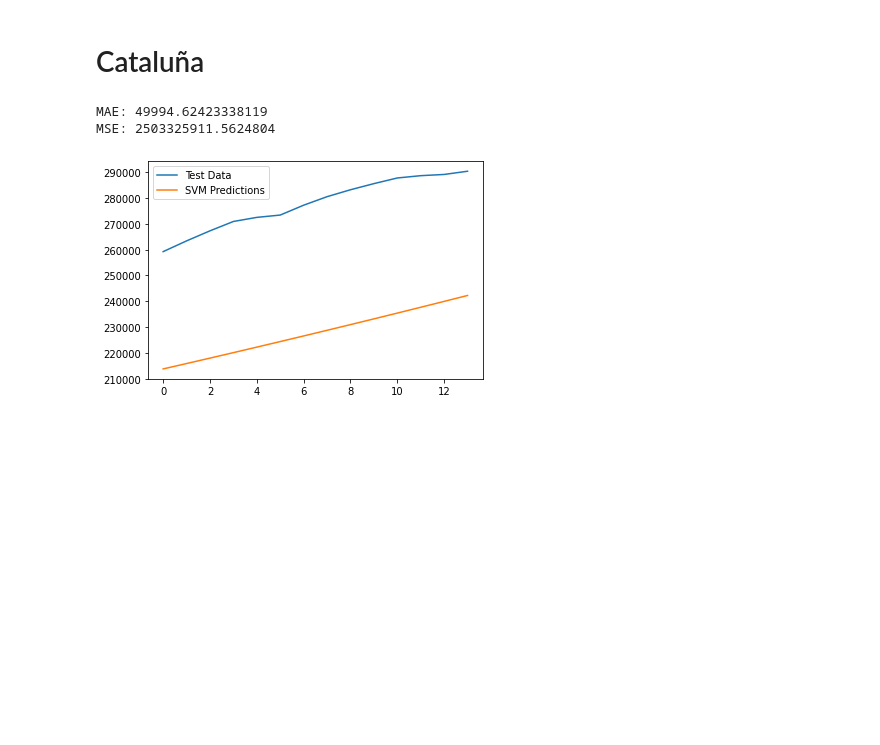
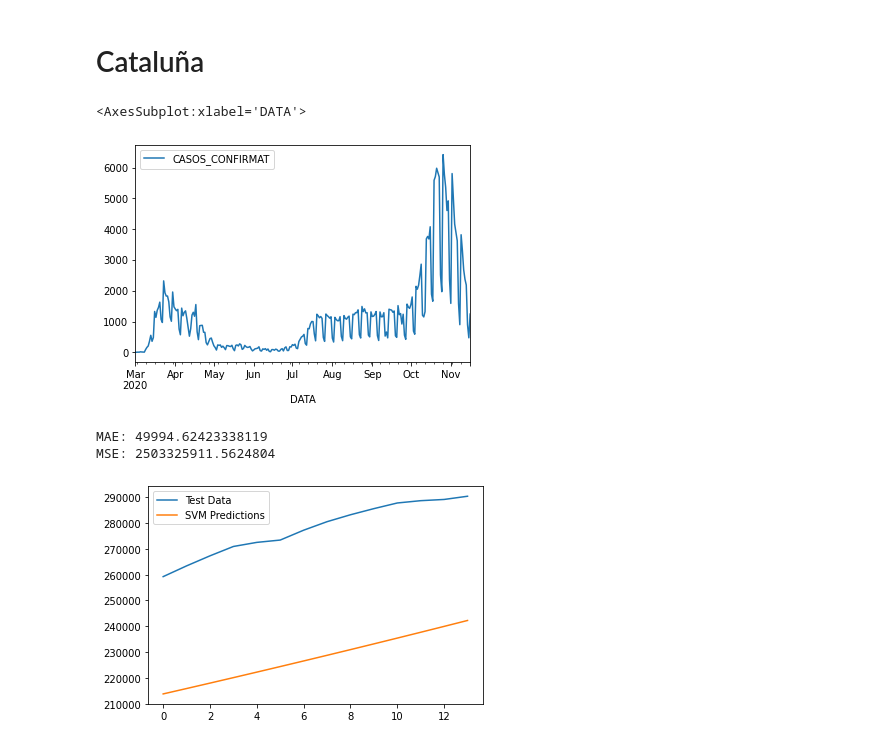
Before and after one commit to pablogs98/Next-Level_Hackathon2020, a Jupyter notebook: cases_prediction.ipynb, the cells around one changed output. Cells and saved outputs as stored; diff of their text form; code cells hidden in the pictures; blank space fills up the shorter version.

```diff
--- a/cases_prediction.ipynb
+++ b/cases_prediction.ipynb
@@ -10,0 +12,6 @@ cat = df.groupby(['DATA']).sum().cumsum()
+# %%
+f = cat[['DATA', 'CASOS_CONFIRMAT']].groupby('DATA').sum()
+f.plot()
+# %% [output]
+<AxesSubplot:xlabel='DATA'>
+[figure, added]
```
Also changed, not shown: parts of 4 cells of this notebook, 6 other files.
